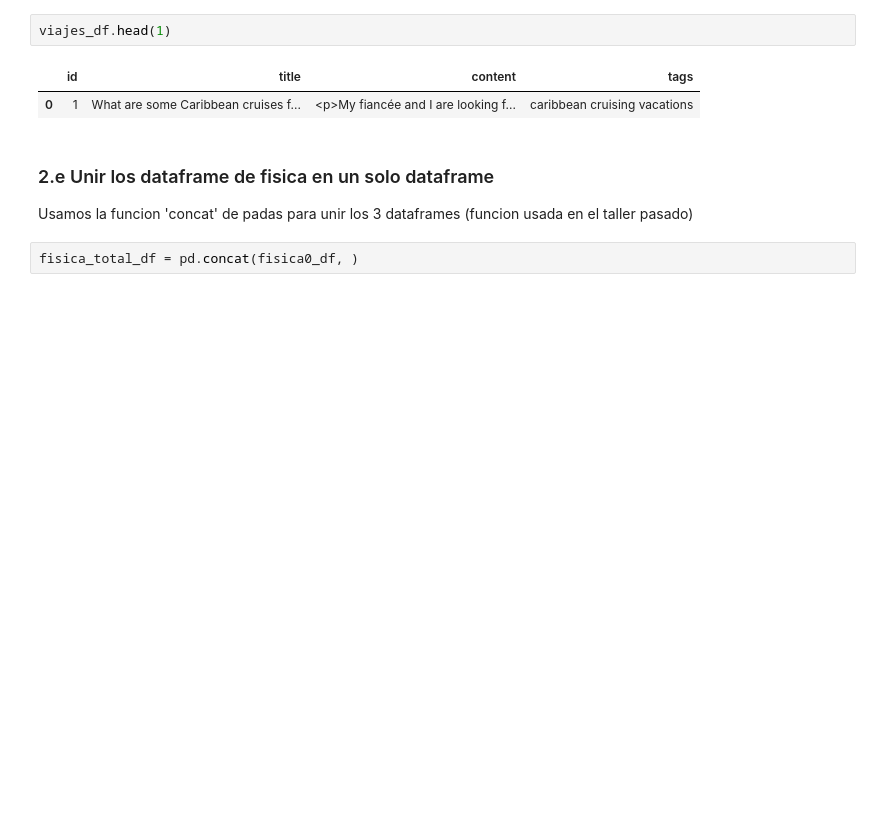
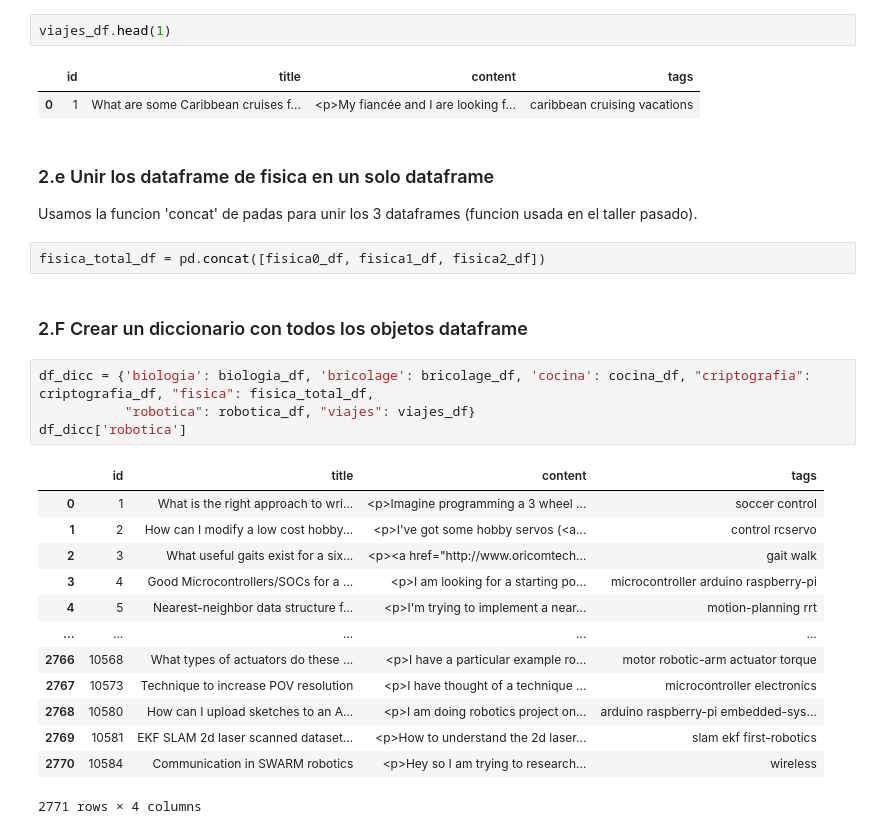
Before and after one commit to Exynix/DataAnalytics, a Jupyter notebook: problemSet01/taller01.ipynb, the cells around one changed output. Drawn from its saved outputs; the diff is of its cells as text; blank space fills up the shorter version.

Commit message:
upload of delivered version of problemset01

```diff
--- a/problemSet01/taller01.ipynb
+++ b/problemSet01/taller01.ipynb
@@ -111,6 +127,26 @@ viajes_df.head(1)
 | 0 | 1 | What are some Caribbean cruises f... | <p>My fiancée and I are looking f... | caribbean cruising vacations |
 # %% [markdown]
 ### 2.e Unir los dataframe de fisica en un solo dataframe
-Usamos la funcion 'concat' de padas para unir los 3 dataframes (funcion usada en el taller pasado)
+Usamos la funcion 'concat' de padas para unir los 3 dataframes (funcion usada en el taller pasado).
 # %%
-fisica_total_df = pd.concat(fisica0_df, )
+fisica_total_df = pd.concat([fisica0_df, fisica1_df, fisica2_df])
+# %% [markdown]
+### 2.F Crear un diccionario con todos los objetos dataframe
+# %%
+df_dicc = {'biologia': biologia_df, 'bricolage': bricolage_df, 'cocina': cocina_df, "criptografia": criptografia_df, "fisica": fisica_total_df,
+           "robotica": robotica_df, "viajes": viajes_df}
+df_dicc['robotica']
+# %% [output]
+|  | id | title | content | tags |
+| 0 | 1 | What is the right approach to wri... | <p>Imagine programming a 3 wheel ... | soccer control |
+| 1 | 2 | How can I modify a low cost hobby... | <p>I've got some hobby servos (<a... | control rcservo |
+| 2 | 3 | What useful gaits exist for a six... | <p><a href="http://www.oricomtech... | gait walk |
+| 3 | 4 | Good Microcontrollers/SOCs for a ... | <p>I am looking for a starting po... | microcontroller arduino raspberry-pi |
+| 4 | 5 | Nearest-neighbor data structure f... | <p>I'm trying to implement a near... | motion-planning rrt |
+| ... | ... | ... | ... | ... |
+| 2766 | 10568 | What types of actuators do these ... | <p>I have a particular example ro... | motor robotic-arm actuator torque |
+| 2767 | 10573 | Technique to increase POV resolution | <p>I have thought of a technique ... | microcontroller electronics |
+| 2768 | 10580 | How can I upload sketches to an A... | <p>I am doing robotics project on... | arduino raspberry-pi embedded-sys... |
+| 2769 | 10581 | EKF SLAM 2d laser scanned dataset... | <p>How to understand the 2d laser... | slam ekf first-robotics |
+| 2770 | 10584 | Communication in SWARM robotics | <p>Hey so I am trying to research... | wireless |
+2771 rows × 4 columns
```
Also changed, not shown: parts of 19 cells of this notebook, 1 other file.
